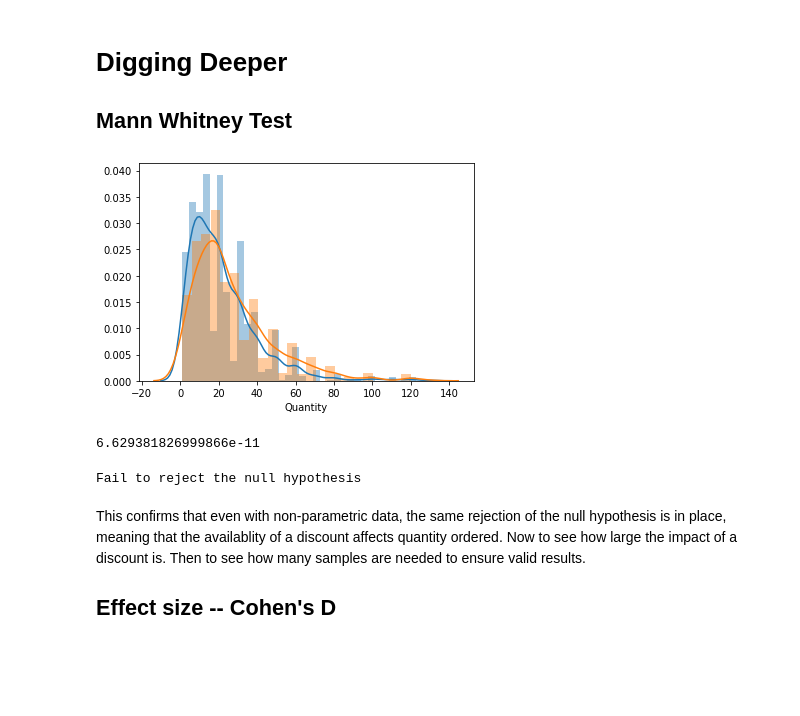
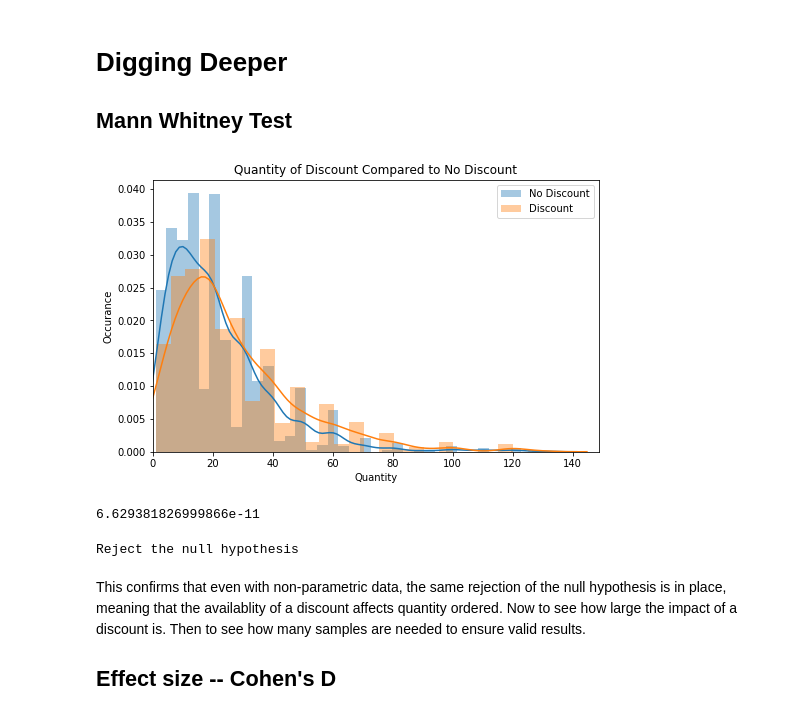
Before and after one commit to eannefawcett/Northwind-Database-Exploration, a Jupyter notebook: Discount and Quantity.ipynb, the cells around one changed output. Cells and saved outputs as stored; diff of their text form; code cells hidden in the pictures; blank space fills up the shorter version.

```diff
--- a/Discount and Quantity.ipynb
+++ b/Discount and Quantity.ipynb
@@ -416,12 +416,18 @@ This means means that discount has a statistically significant effect on quantit
 # Digging Deeper
 
 ## Mann Whitney Test
-# %%
-# visualizing the data
-sns.distplot(df_no_discount['Quantity'])
-sns.distplot(df_discount['Quantity']);
-# %% [output]
-[figure, removed]
+# %%
+# visualizing the data
+fig03 = plt.figure(figsize=(8,5))
+ax = fig03.add_subplot(111)
+ax.axes.set_title('Quantity of Discount Compared to No Discount')
+ax.axes.set_ylabel('Occurance')
+ax.axes.set_xlabel('Quantity')
+ax1 = sns.distplot(df_no_discount['Quantity'], label=('No Discount'), ax=ax).set_xlim(0)
+ax2 = sns.distplot(df_discount['Quantity'], label=('Discount'), ax=ax).set_xlim(0)
+ax.axes.legend();
+# %% [output]
+[figure, added]
 # %%
 # mann whitney test
 statistice, pvalue = stats.mannwhitneyu(df_no_discount['Quantity'], df_discount['Quantity'])
@@ -432,12 +438,12 @@ pvalue
 6.629381826999866e-11
 # %%
 # evaluating the result
-if alpha > p_value:
+if alpha > pvalue:
     print('Reject the null hypothesis')
 else:
     print('Fail to reject the null hypothesis')
 # %% [output]
-Fail to reject the null hypothesis
+Reject the null hypothesis
 # %% [markdown]
 This confirms that even with non-parametric data, the same rejection of the null hypothesis is in place, meaning that the availablity of a discount affects quantity ordered. Now to see how large the impact of a discount is. Then to see how many samples are needed to ensure valid results.
 
```
Also changed, not shown: parts of 1 cell of this notebook, 2 other files.
